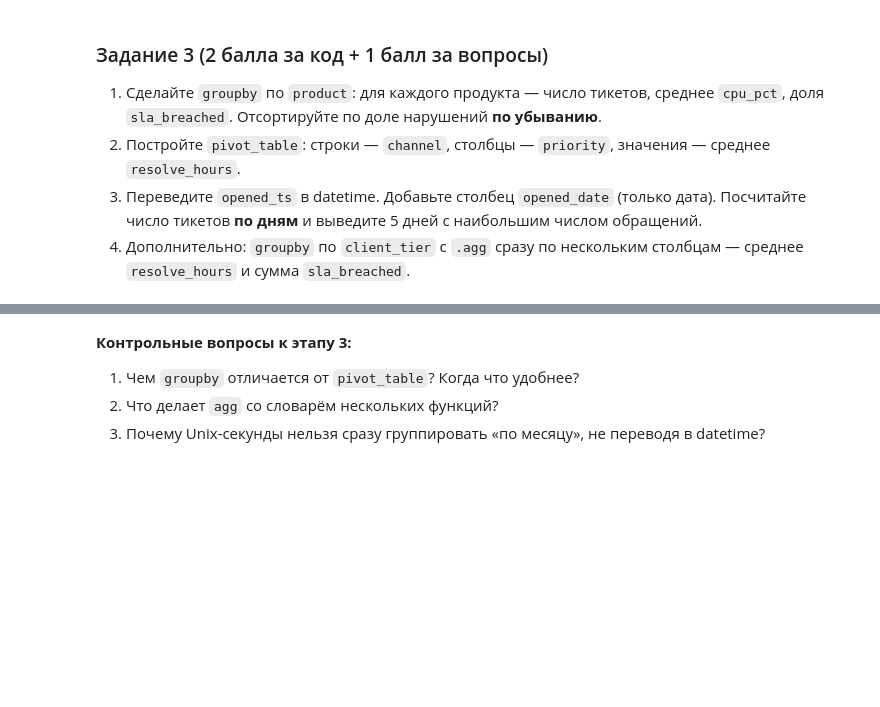
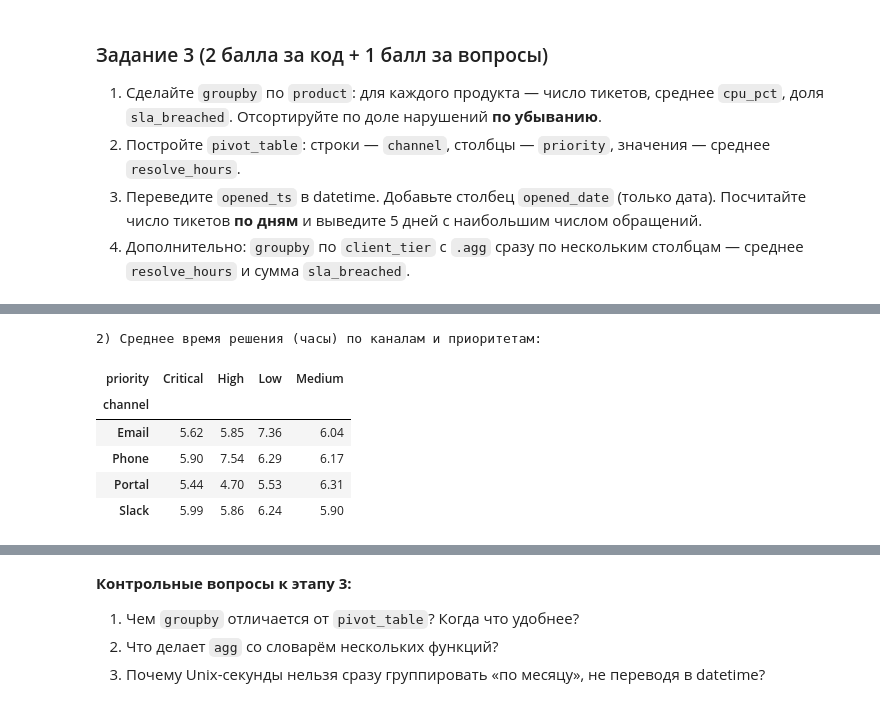
Before and after one commit to AstronomekDomansky/-.-1, a Jupyter notebook: СииБД3.ipynb, the cells around one changed output, grey strips where cells are left out. Saved outputs shown, nothing was run; the diff lists cells and outputs as text; code cells hidden in the pictures; blank space fills up the shorter version.

```diff
--- a/СииБД3.ipynb
+++ b/СииБД3.ipynb
@@ -196,0 +247,20 @@ print(df_time.groupby(df_time["opened_at"].dt.to_period("M")).size())
+# %%
+# 2. pivot_table channel × priority
+pivot_channel_priority = pd.pivot_table(
+    df_raw,
+    values="resolve_hours",
+    index="channel",
+    columns="priority",
+    aggfunc="mean"
+)
+
+print("\n2) Среднее время решения (часы) по каналам и приоритетам:")
+display(pivot_channel_priority.round(2))
+# %% [output]
+2) Среднее время решения (часы) по каналам и приоритетам:
+| priority | Critical | High | Low | Medium |
+| channel |  |  |  |  |
+| Email | 5.62 | 5.85 | 7.36 | 6.04 |
+| Phone | 5.90 | 7.54 | 6.29 | 6.17 |
+| Portal | 5.44 | 4.70 | 5.53 | 6.31 |
+| Slack | 5.99 | 5.86 | 6.24 | 5.90 |
```
Also changed, not shown: parts of 10 cells of this notebook.
